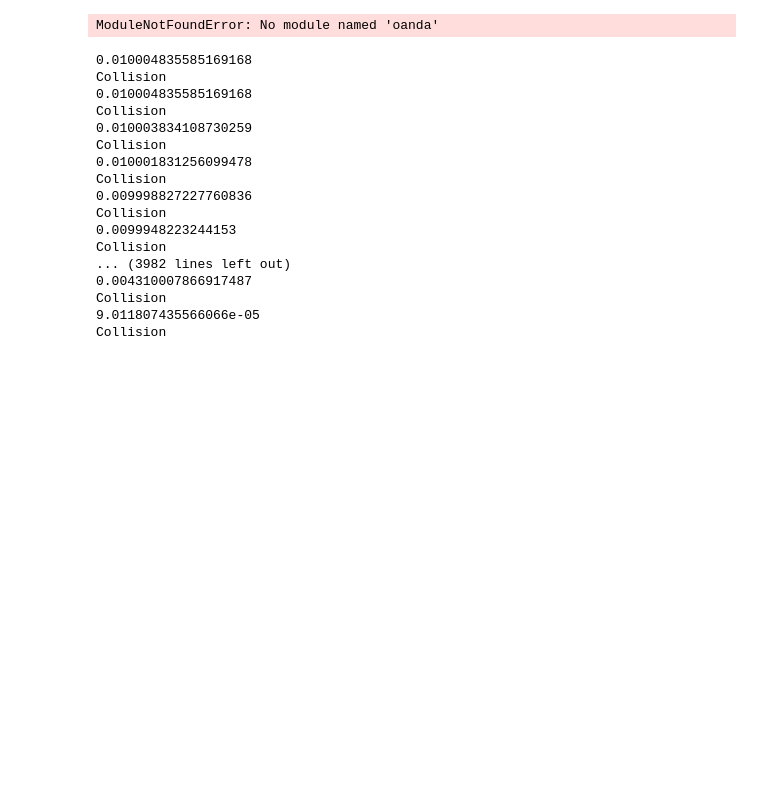
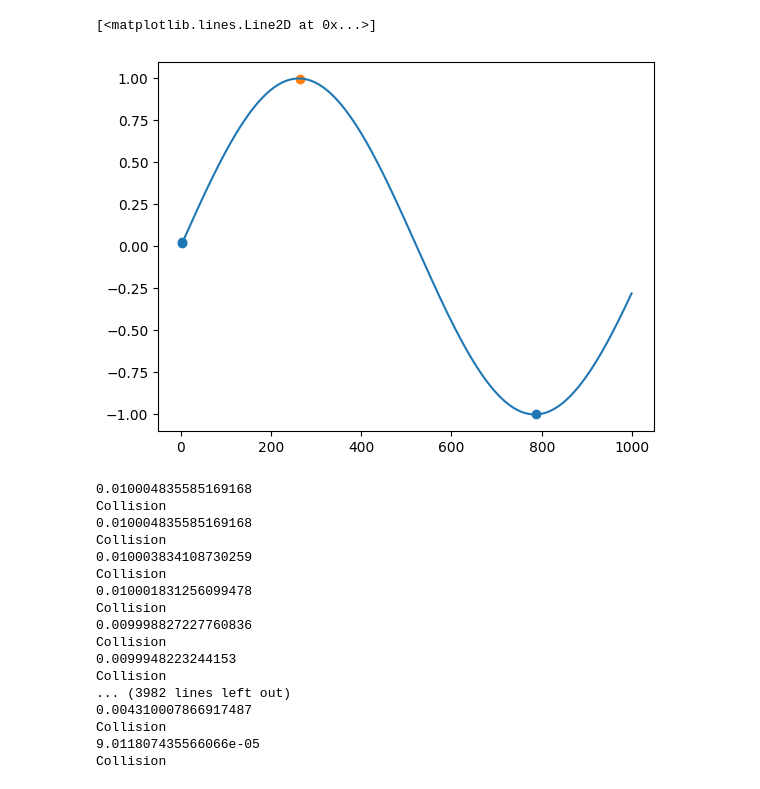
Before and after one commit to Excaliabure/FinancialGamble, a Jupyter notebook: Forex/oanda/draft.ipynb, the cells around one changed output. Saved outputs shown, nothing was run; the diff lists cells and outputs as text; code cells hidden in the pictures; blank space fills up the shorter version.

```diff
--- a/Forex/oanda/draft.ipynb
+++ b/Forex/oanda/draft.ipynb
@@ -1,36 +1,16 @@
-# %%
-
-
-from forex import *
-from algos import *
-from oandapyV20.contrib.requests import MarketOrderRequest
-from oandapyV20.endpoints.pricing import PricingStream
-import oandapyV20
-import oandapyV20.endpoints.instruments as instruments
-import os
-import time
-import random
-from utils import *
-from datetime import datetime
-from algos import fify_fify
-
-from matplotlib.pyplot import *
-# import matplotlib.pyplot as plt
-
-
-# Initialize the API client
-env = ForexApi("AUD_USD")
-# test_client = env.api
-a = forex()
-
-# env.update_history()
-env.log_info(log_off=True)
-start_time, settings = start(log_off=True)
-print("\n")
-
-# y,dy,ddy = algo_deriv(env,settings,start_time)
-# %% [output]
-ModuleNotFoundError: No module named 'oanda'
+# %%
+import forex as fx
+import numpy as np
+import matplotlib.pyplot as plt
+a = np.sin(np.linspace(0,6,num=1000))
+buy,sell,tbuy,tsell = fx.algo.deriv12(a, raw_data=True)
+
+plt.scatter(tbuy,buy)
+plt.scatter(tsell,sell)
+plt.plot(a)
+# %% [output]
+[<matplotlib.lines.Line2D at 0x...>]
+[figure, added]
 # %%
 
 # env.log_info(log_off=True)
```
Also changed, not shown: 8 other files.
